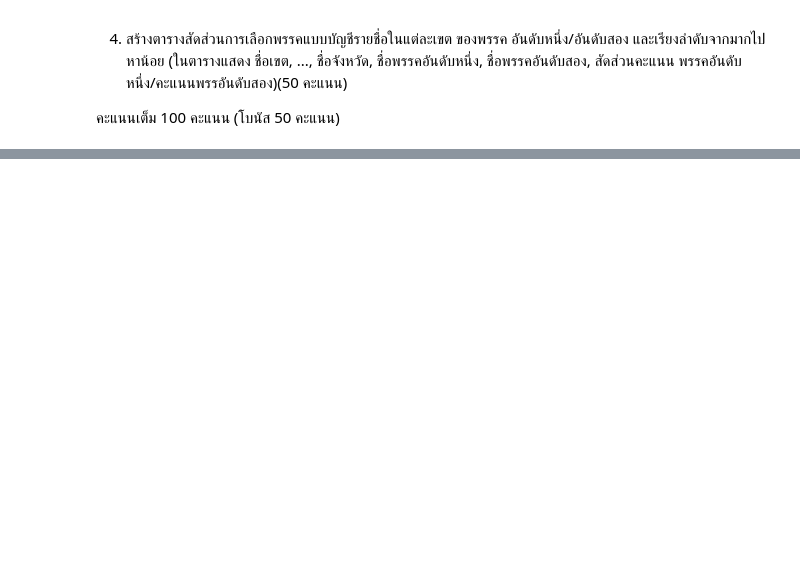
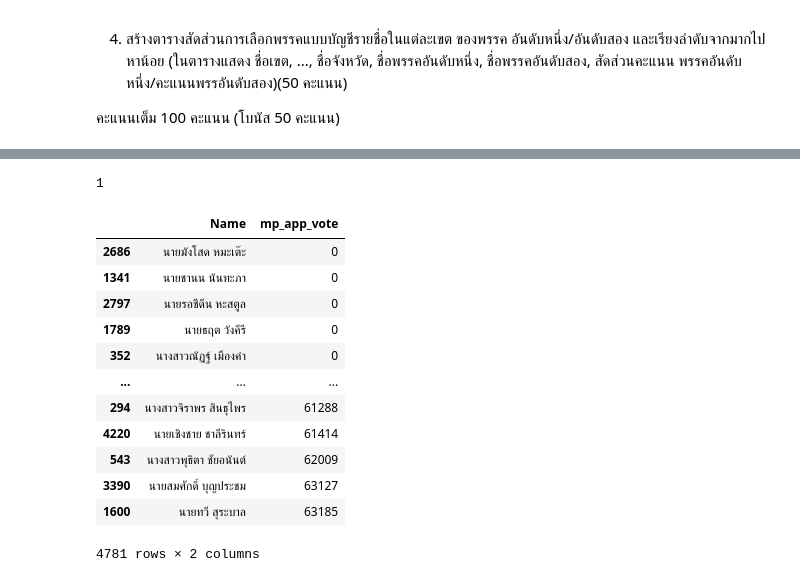
Before and after one commit to Ratchanontt/python_dataviz2023, a Jupyter notebook: exam_midterm.ipynb, the cells around one changed output, grey strips where cells are left out. Drawn from its saved outputs; the diff is of its cells as text; code cells hidden in the pictures; blank space fills up the shorter version.

```diff
--- a/exam_midterm.ipynb
+++ b/exam_midterm.ipynb
@@ -17,0 +76,21 @@
+# %%
+# My ID: 643020515-5 #
+55%2
+# %% [output]
+1
+# %%
+Can_info.groupby('Name')['mp_app_vote'].min().reset_index().sort_values(by='mp_app_vote',ascending=True)
+# %% [output]
+|  | Name | mp_app_vote |
+| 2686 | นายมังโสด หมะเต๊ะ | 0 |
+| 1341 | นายชานน นันทะภา | 0 |
+| 2797 | นายรอชีดีน หะสตูล | 0 |
+| 1789 | นายธฤต วังคีรี | 0 |
+| 352 | นางสาวณัฏฐ์ เมืองคำ | 0 |
+| ... | ... | ... |
+| 294 | นางสาวจิราพร สินธุไพร | 61288 |
+| 4220 | นายเชิงชาย ชาลีรินทร์ | 61414 |
+| 543 | นางสาวพุธิตา ชัยอนันต์ | 62009 |
+| 3390 | นายสมศักดิ์ บุญประชม | 63127 |
+| 1600 | นายทวี สุระบาล | 63185 |
+4781 rows × 2 columns
```
Also changed, not shown: parts of 16 cells of this notebook.
